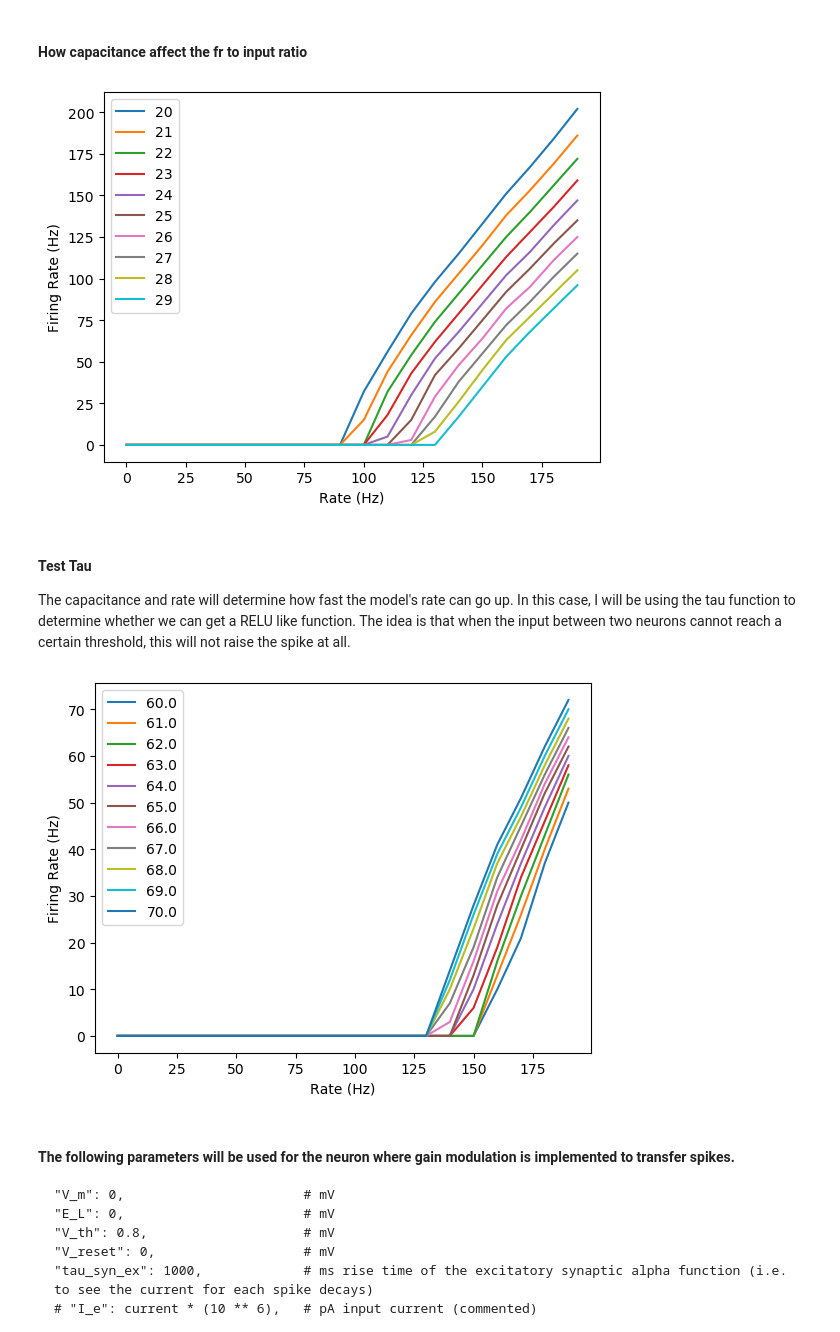
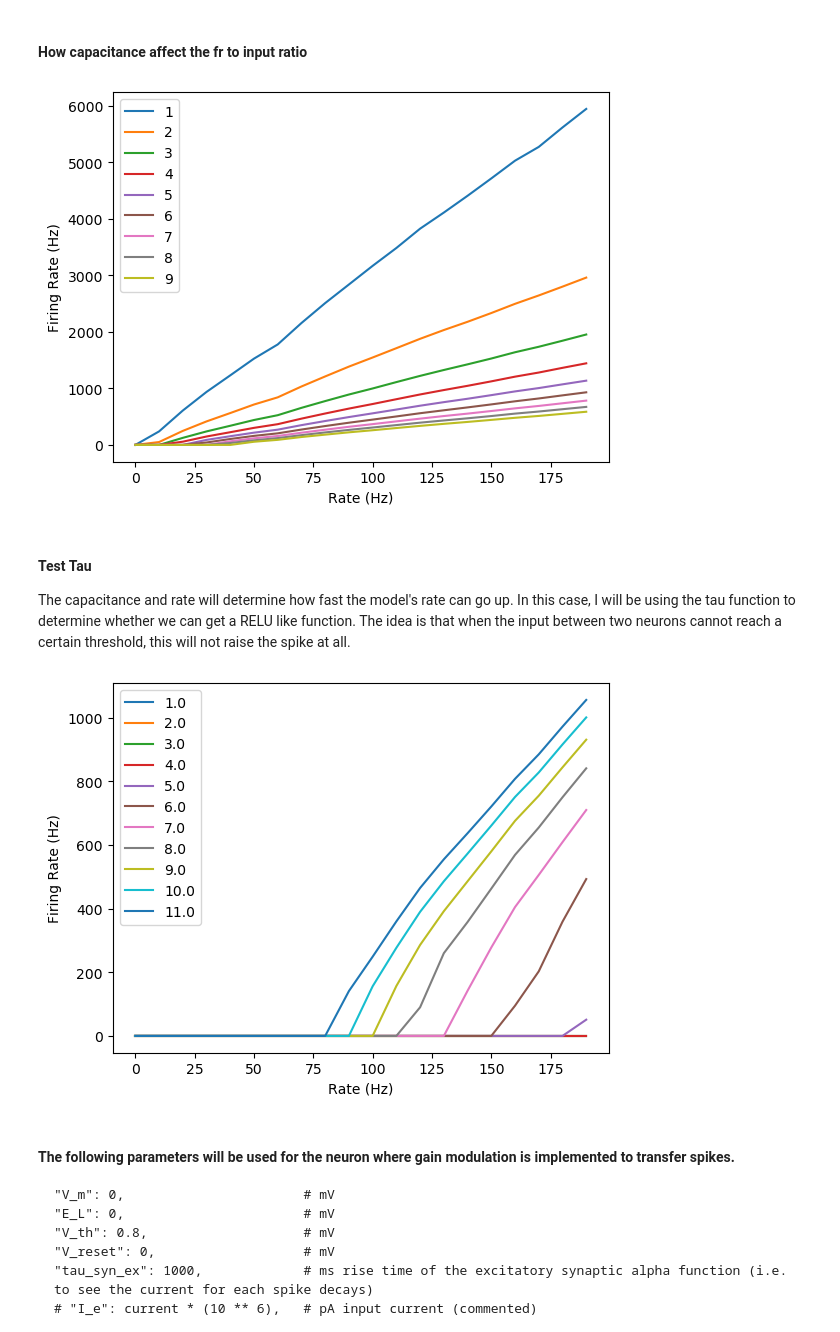
Before and after one commit to aung9htet/counting_snn, a Jupyter notebook: subitization_notebook.ipynb, the cells around one changed output. Saved outputs shown, nothing was run; the diff lists cells and outputs as text; code cells hidden in the pictures.

```diff
--- a/subitization_notebook.ipynb
+++ b/subitization_notebook.ipynb
@@ -368,21 +383,21 @@ def test_capacitance_generator(capacitance, rate):
     return len(spike_recorder.get("events")["times"]), multimeter.get()
 # %%
 plt.figure()
-capacitance_range = range(20,30,1)
+capacitance_range = range(1,10,1)
 rate_range = range(0, 200, 10)
 record_fr = np.empty(0)
 for c in capacitance_range:
     record_fr = np.empty(0)
     for r in rate_range:
         fr, _ = test_capacitance_generator(c, r)
         record_fr = np.append(record_fr, fr)
     plt.plot(rate_range, record_fr, label=str(c))
 plt.legend()
 plt.xlabel("Rate (Hz)")
 plt.ylabel("Firing Rate (Hz)")
 plt.show()
 # %% [output]
-[figure, old version]
+[figure, new version]
 # %% [markdown]
 #### Test Tau
 
@@ -429,7 +444,7 @@ def test_tau_generator(tau_m, rate):
     return len(spike_recorder.get("events")["times"]), multimeter.get()
 # %%
 plt.figure()
-tau_range = np.linspace(60, 70, 11)
+tau_range = np.linspace(1, 11, 11)
 rate_range = range(0, 200, 10)
 record_fr = np.empty(0)
 for tau in tau_range:
@@ -443,7 +458,7 @@ plt.xlabel("Rate (Hz)")
 plt.ylabel("Firing Rate (Hz)")
 plt.show()
 # %% [output]
-[figure, old version]
+[figure, new version]
 # %% [markdown]
 #### The following parameters will be used for the neuron where gain modulation is implemented to transfer spikes.
     "V_m": 0,                       # mV
```
Also changed, not shown: parts of 5 cells of this notebook.
